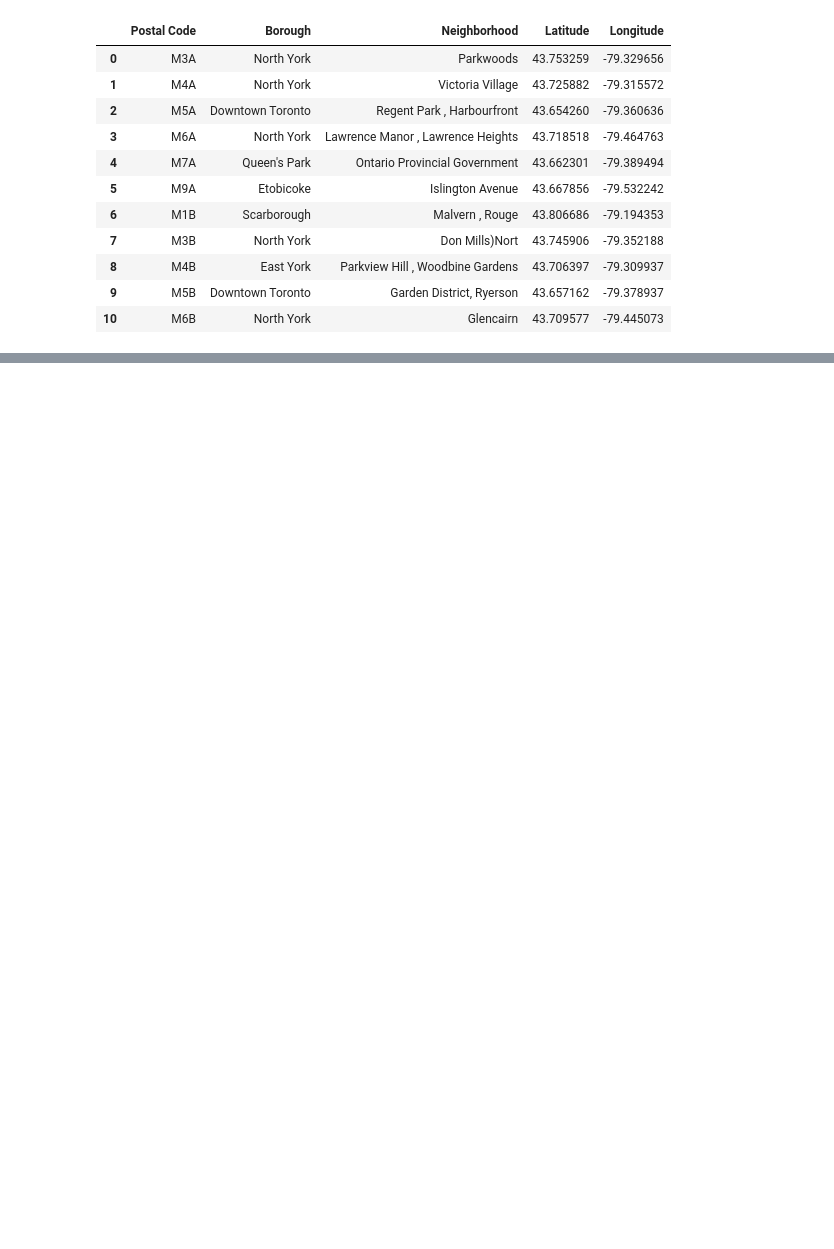
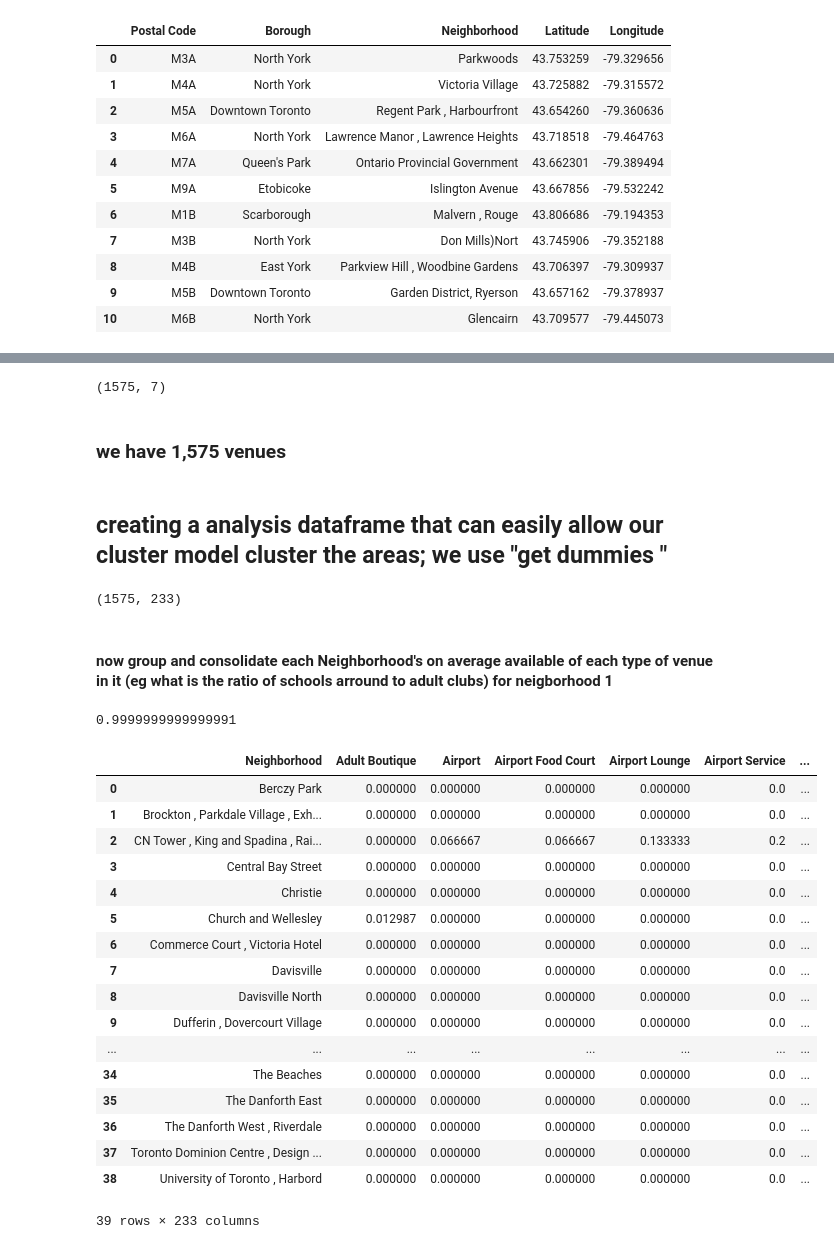
Before and after one commit to samonekutu/my-first-project, a Jupyter notebook: CANADIAN NEIGHBORHOOD PROJECT.ipynb, the cells around one changed output, grey strips where cells are left out. Saved outputs shown, nothing was run; the diff lists cells and outputs as text; code cells hidden in the pictures; blank space fills up the shorter version.

```diff
--- a/CANADIAN NEIGHBORHOOD PROJECT.ipynb
+++ b/CANADIAN NEIGHBORHOOD PROJECT.ipynb
@@ -113,0 +157,5 @@ df_hood_cord.head(11)
+# %%
+CLIENT_ID = 'F5KSGNKOZRAOFG4ZXMO1ZJPVN1IGALY0PR5HN0ZOYV345LQH' # your Foursquare ID
+CLIENT_SECRET = 'SORNULU0JV3EQL5V4BRVZMNPKKLHYNPSCZYAN4N54H42PKQJ' # your Foursquare Secret
+VERSION = '20180605' # Foursquare API version
+LIMIT = 100 # A default Foursquare API limit value
@@ -113,0 +206,4 @@ df_hood_cord.head(11)
+# %%
+toronto_venues=getNearbyVenues(df_toronto['Neighborhood'],df_toronto['Latitude'],df_toronto['Longitude'])
+(toronto_venues.shape)
+toronto_venues.head()
@@ -113,0 +234,8 @@ df_hood_cord.head(11)
+# %%
+print(toronto_venues.shape)
+# %% [output]
+(1575, 7)
+# %% [markdown]
+### we have 1,575 venues
+# %% [markdown]
+## creating a analysis dataframe that can easily allow our cluster model cluster the areas; we use "get dummies "
@@ -113,0 +254,34 @@ df_hood_cord.head(11)
+# %%
+a=list(toronto_onehot.columns.values)
+a.count('Neighborhood')
+toronto_onehot.shape
+# %% [output]
+(1575, 233)
+# %% [markdown]
+#### now group and consolidate each Neighborhood's on average available of each type of venue in it (eg what is the ratio of schools arround to adult clubs) for neigborhood 1
+# %%
+toronto_hood_ratio= toronto_onehot.groupby("Neighborhood").mean().reset_index()
+toronto_hood_ratio.iloc[0,1:].sum()# TOTAL SUM OF RATIO~1
+# %% [output]
+0.9999999999999991
+# %%
+toronto_hood_ratio
+# %% [output]
+|  | Neighborhood | Adult Boutique | Airport | Airport Food Court | Airport Lounge | Airport Service | ... |
+| 0 | Berczy Park | 0.000000 | 0.000000 | 0.000000 | 0.000000 | 0.0 | ... |
+| 1 | Brockton , Parkdale Village , Exh... | 0.000000 | 0.000000 | 0.000000 | 0.000000 | 0.0 | ... |
+| 2 | CN Tower , King and Spadina , Rai... | 0.000000 | 0.066667 | 0.066667 | 0.133333 | 0.2 | ... |
+| 3 | Central Bay Street | 0.000000 | 0.000000 | 0.000000 | 0.000000 | 0.0 | ... |
+| 4 | Christie | 0.000000 | 0.000000 | 0.000000 | 0.000000 | 0.0 | ... |
+| 5 | Church and Wellesley | 0.012987 | 0.000000 | 0.000000 | 0.000000 | 0.0 | ... |
+| 6 | Commerce Court , Victoria Hotel | 0.000000 | 0.000000 | 0.000000 | 0.000000 | 0.0 | ... |
+| 7 | Davisville | 0.000000 | 0.000000 | 0.000000 | 0.000000 | 0.0 | ... |
+| 8 | Davisville North | 0.000000 | 0.000000 | 0.000000 | 0.000000 | 0.0 | ... |
+| 9 | Dufferin , Dovercourt Village | 0.000000 | 0.000000 | 0.000000 | 0.000000 | 0.0 | ... |
+| ... | ... | ... | ... | ... | ... | ... | ... |
+| 34 | The Beaches | 0.000000 | 0.000000 | 0.000000 | 0.000000 | 0.0 | ... |
+| 35 | The Danforth East | 0.000000 | 0.000000 | 0.000000 | 0.000000 | 0.0 | ... |
+| 36 | The Danforth West , Riverdale | 0.000000 | 0.000000 | 0.000000 | 0.000000 | 0.0 | ... |
+| 37 | Toronto Dominion Centre , Design ... | 0.000000 | 0.000000 | 0.000000 | 0.000000 | 0.0 | ... |
+| 38 | University of Toronto , Harbord | 0.000000 | 0.000000 | 0.000000 | 0.000000 | 0.0 | ... |
+39 rows × 233 columns
```
Also changed, not shown: parts of 24 cells of this notebook.
